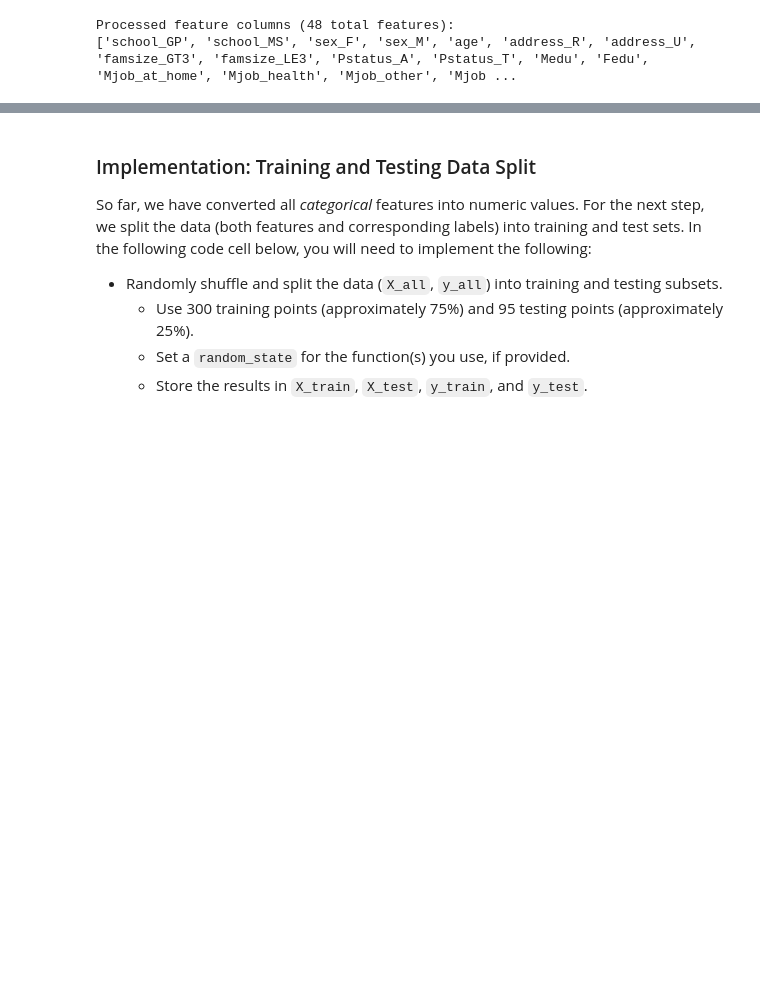
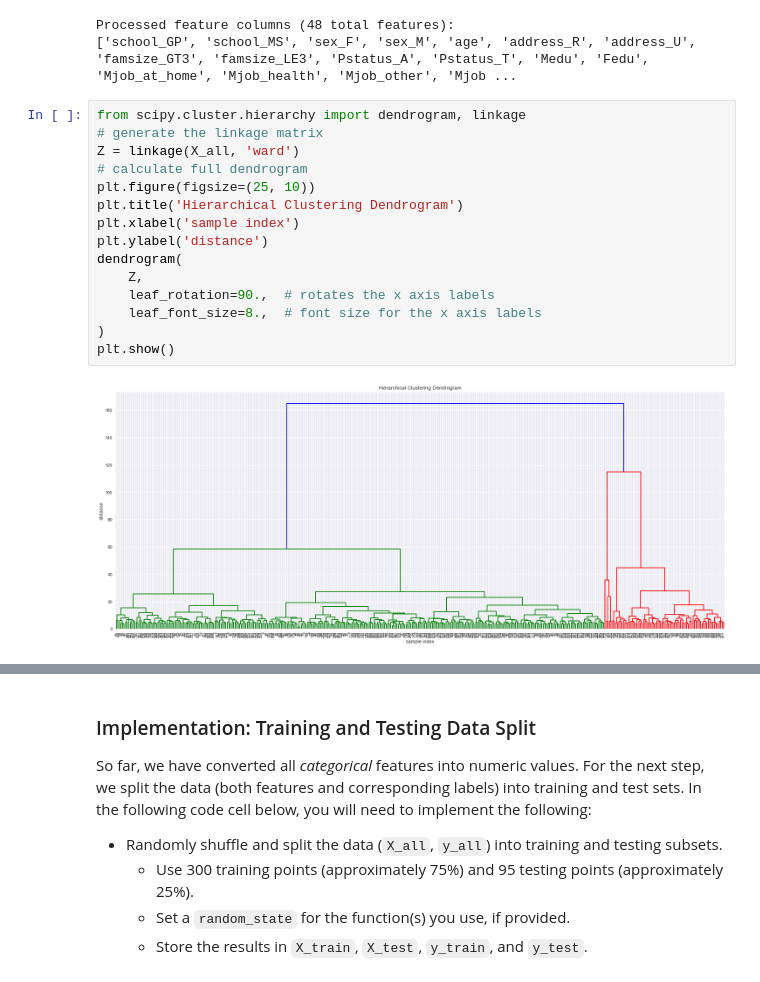
Before and after one commit to bdastmalchi/machine-learning, a Jupyter notebook: projects/student_intervention/student_intervention.ipynb, the cells around one changed output, grey strips where cells are left out. Saved outputs shown, nothing was run; the diff lists cells and outputs as text; blank space fills up the shorter version.

```diff
--- a/projects/student_intervention/student_intervention.ipynb
+++ b/projects/student_intervention/student_intervention.ipynb
@@ -154,3 +216,20 @@ print "Processed feature columns ({} total features):\n{}".format(len(X_all.colu
 # %% [output]
 Processed feature columns (48 total features):
 ['school_GP', 'school_MS', 'sex_F', 'sex_M', 'age', 'address_R', 'address_U', 'famsize_GT3', 'famsize_LE3', 'Pstatus_A', 'Pstatus_T', 'Medu', 'Fedu', 'Mjob_at_home', 'Mjob_health', 'Mjob_other', 'Mjob ...
+# %%
+from scipy.cluster.hierarchy import dendrogram, linkage
+# generate the linkage matrix
+Z = linkage(X_all, 'ward')
+# calculate full dendrogram
+plt.figure(figsize=(25, 10))
+plt.title('Hierarchical Clustering Dendrogram')
+plt.xlabel('sample index')
+plt.ylabel('distance')
+dendrogram(
+    Z,
+    leaf_rotation=90.,  # rotates the x axis labels
+    leaf_font_size=8.,  # font size for the x axis labels
+)
+plt.show()
+# %% [output]
+[figure, added]
```
Also changed, not shown: parts of 17 cells of this notebook.
